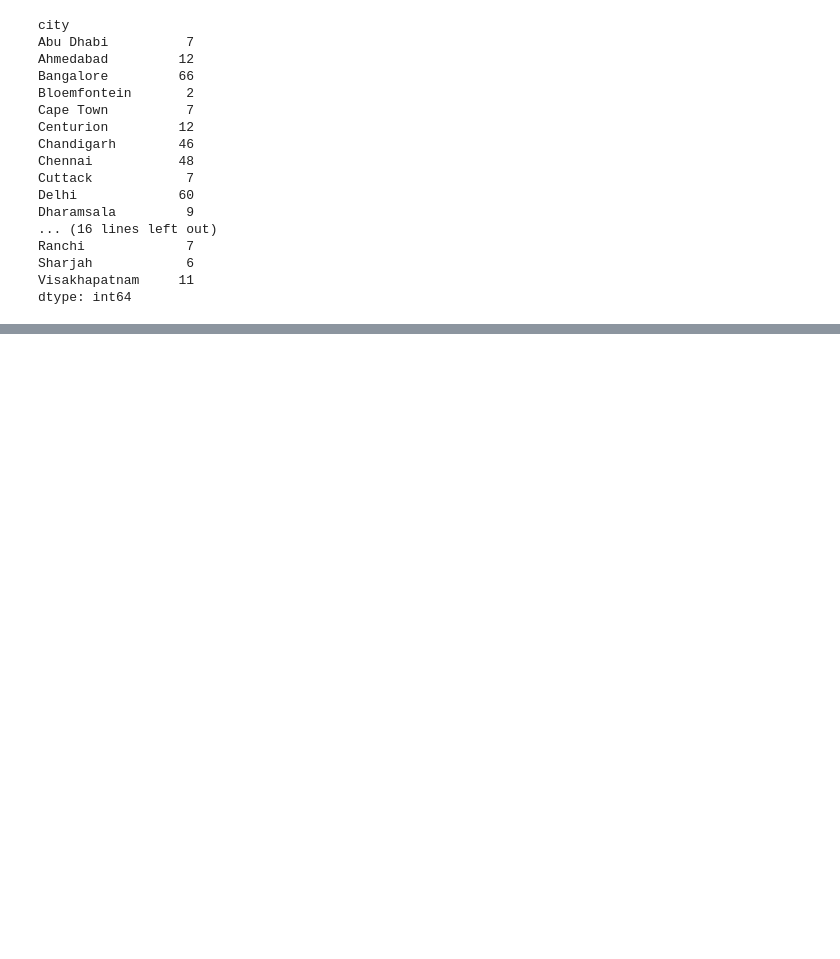
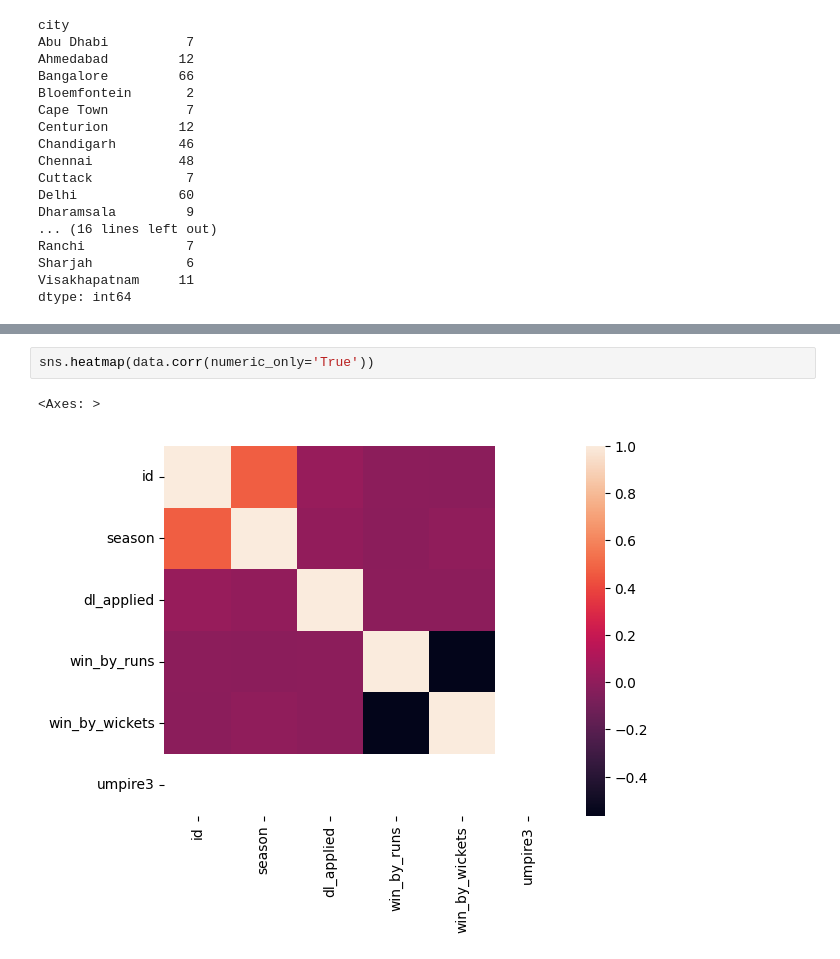
Before and after one commit to zohaib7279/Pandas, a Jupyter notebook: Pandas/IPL_Analysis.ipynb, the cells around one changed output, grey strips where cells are left out. Cells and saved outputs as stored; diff of their text form; blank space fills up the shorter version.

```diff
--- a/Pandas/IPL_Analysis.ipynb
+++ b/Pandas/IPL_Analysis.ipynb
@@ -202,0 +210,5 @@ sectors.first()
+# %%
+sns.heatmap(data.corr(numeric_only='True'))
+# %% [output]
+<Axes: >
+[figure, added]
```
Also changed, not shown: parts of 10 cells of this notebook, 1 other file.
